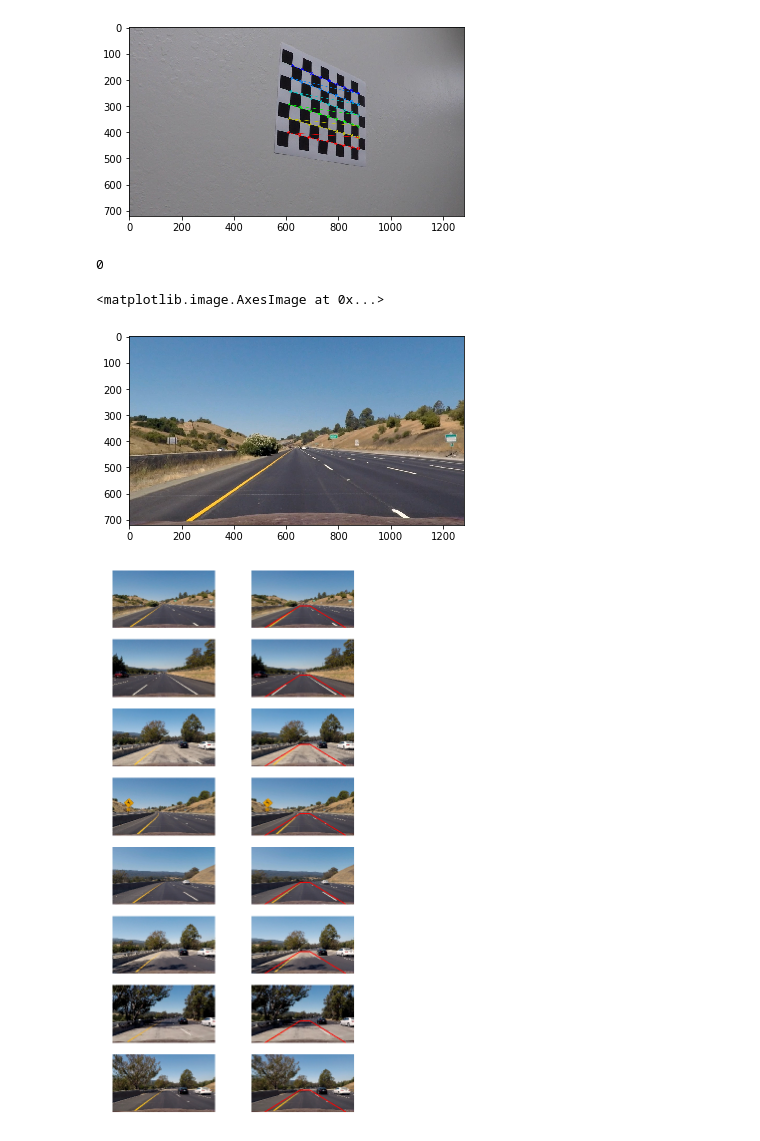
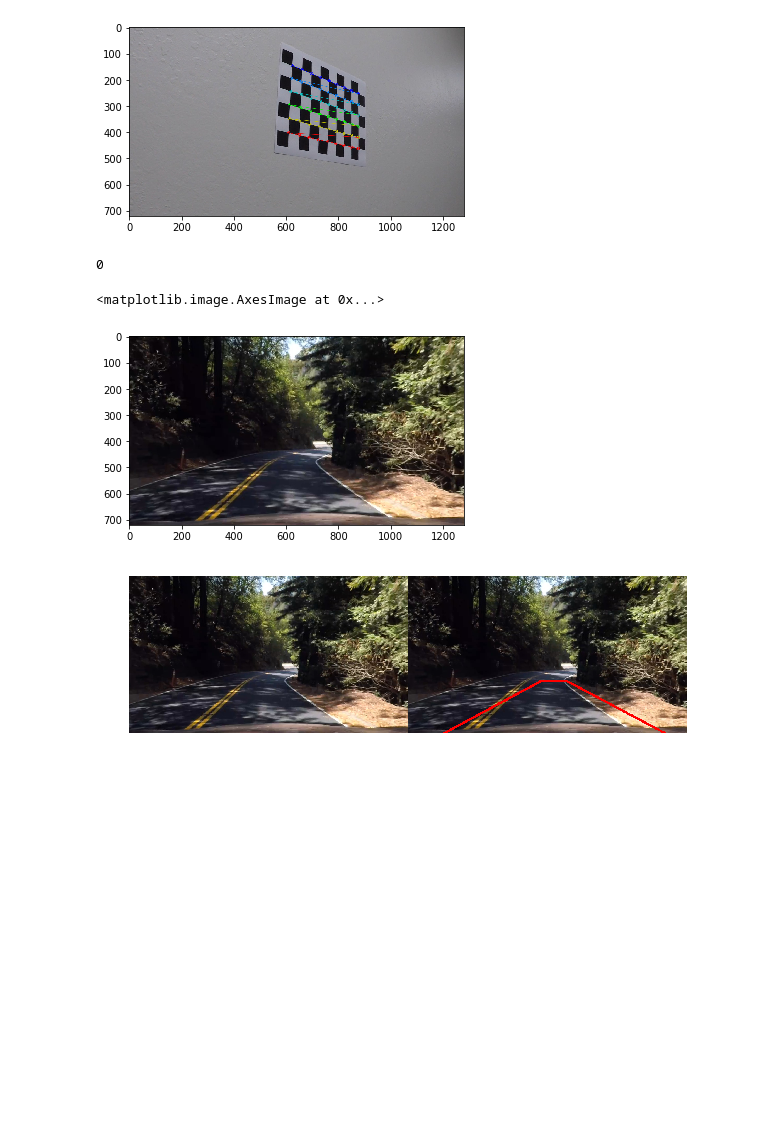
Before and after one commit to pedro-marques/CarND-Advanced-Lane-Lines, a Jupyter notebook: detect_lane_lines.ipynb, the cells around one changed output. Cells and saved outputs as stored; diff of their text form; code cells hidden in the pictures; blank space fills up the shorter version.

```diff
--- a/detect_lane_lines.ipynb
+++ b/detect_lane_lines.ipynb
@@ -64,7 +64,7 @@ for file_name in images:
 ret, mtx, dist, rvecs, tvecs = cv2.calibrateCamera(objpoints, imgpoints, gray.shape[::-1], None, None)
 
 # Read in the test images
-images = glob.glob('test_images/*.jpg')
+images = glob.glob('frames/harder_challenge_video_frame6.jpg')
 undist_images = []
 for file_name in images:
     # Read in each image
@@ -88,7 +88,7 @@ plt.imshow(undist)
 # %% [output]
 0
 <matplotlib.image.AxesImage at 0x...>
-[figure, old version]
+[figure, new version]
 # %%
 def trapezoid_offset_sizes(image):
     img_size = (img.shape[1], img.shape[0])
@@ -103,7 +103,7 @@ def trapezoid_offset_sizes(image):
     # Next we create our polygon to define which area in the image we are interested in finding lines
     imshape = image.shape
     #
-    offset_y = image_y_center * 0.24
+    offset_y = image_y_center * 0.34
     offset_x = image_x_center * 0.10
 
     bottom_left_offset_x = width * 0.13
@@ -134,34 +134,34 @@ def draw_trapezoid_lines(image):
     cv2.line(image, (int(round(image_x_center-top_left_offset_x)), int(round(image_y_center+offset_y))), (int(round(image_x_center+top_right_offset_x)), int(round(image_y_center+offset_y))), color,thickness )
 
 # Set up plot
 fig, axs = plt.subplots(len(undist_images),2, figsize=(10, 20))
 fig.subplots_adjust(hspace = .2, wspace=.001)
 axs = axs.ravel()
 
 i = 0
 for image in undist_images:
     # Copy the undistorted image
     trapezoid_lines_image = np.copy(image)
     # Draw the lines on the image
     draw_trapezoid_lines(trapezoid_lines_image)
     # Display the image with the trapezoid lines drawn on it,
     # these will be the points I will use as the perspective transform source
     #plt.imshow(trapezoid_lines_image)
     axs[i].imshow(image)
     axs[i].axis('off')
     i += 1
     axs[i].imshow(trapezoid_lines_image)
     axs[i].axis('off')
     i += 1
 # Copy the undistorted image
 #trapezoid_lines_image = np.copy(undist)
 # Draw the lines on the image
 #process_image(trapezoid_lines_image)
 # Display the image with the trapezoid lines drawn on it,
 # these will be the points I will use as the perspective transform source
 #plt.imshow(trapezoid_lines_image)
 # %% [output]
-[figure, old version]
+[figure, new version]
 # %%
 # Define perspective transform function
 def warp(img):
```
Also changed, not shown: parts of 12 cells of this notebook, 13 other files.
